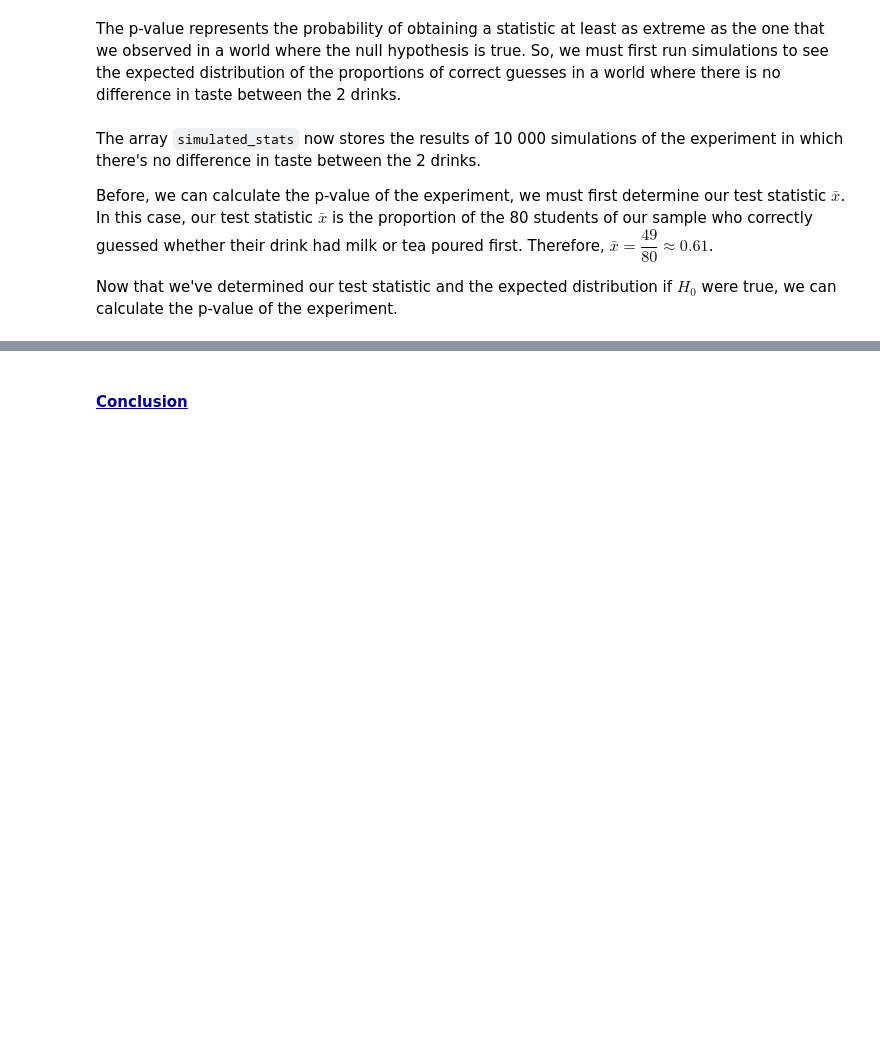
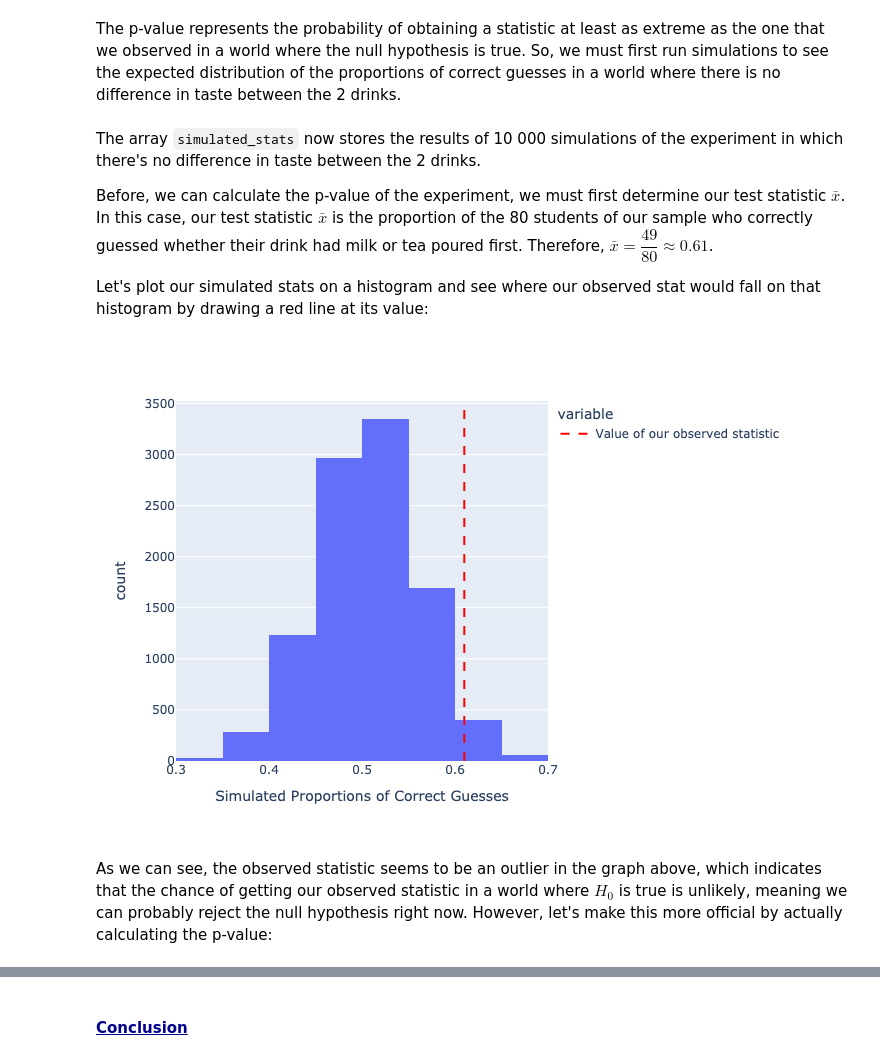
Before and after one commit to manndon/STA130, a Jupyter notebook: HW05/HW05.ipynb, the cells around one changed output, grey strips where cells are left out. Saved outputs shown, nothing was run; the diff lists cells and outputs as text; code cells hidden in the pictures; blank space fills up the shorter version.

```diff
--- a/HW05/HW05.ipynb
+++ b/HW05/HW05.ipynb
@@ -417,7 +417,29 @@ The array `simulated_stats` now stores the results of 10 000 simulations of the
 
 Before, we can calculate the p-value of the experiment, we must first determine our test statistic $\bar{x}$. In this case, our test statistic $\bar{x}$ is the proportion of the 80 students of our sample who correctly guessed whether their drink had milk or tea poured first. Therefore, $\bar{x}=\dfrac{49}{80}\approx 0.61$.
 
-Now that we've determined our test statistic and the expected distribution if $H_0$ were true, we can calculate the p-value of the experiment.
+Let's plot our simulated stats on a histogram and see where our observed stat would fall on that histogram by drawing a red line at its value:
+# %%
+import plotly.express as px
+import plotly.graph_objects as go
+
+# Create histogram
+fig = px.histogram(simulated_stats,nbins=10)
+
+# Add vertical line at observed statistic value
+fig.add_vline(x=0.61, line_width=2, line_dash="dash", line_color="red")
+
+fig.update_layout(xaxis_title="Simulated Proportions of Correct Guesses")
+fig.update_traces(showlegend=False)
+fig.add_trace(go.Scatter(x=[None], y=[None], mode='lines',
+                         line=dict(color="red", dash="dash"),
+                         showlegend=True, name="Value of our observed statistic"))
+
+# Show plot
+fig.show(renderer="png")
+# %% [output]
+[figure, added]
+# %% [markdown]
+As we can see, the observed statistic seems to be an outlier in the graph above, which indicates that the chance of getting our observed statistic in a world where $H_0$ is true is unlikely, meaning we can probably reject the null hypothesis right now. However, let's make this more official by actually calculating the p-value:
 # %%
 # we calculate how extreme the simulated stats are in a world where the null hypothesis is true
 simulated_stats_extremeness = abs(simulated_stats - 0.5)
```
Also changed, not shown: parts of 2 cells of this notebook.
